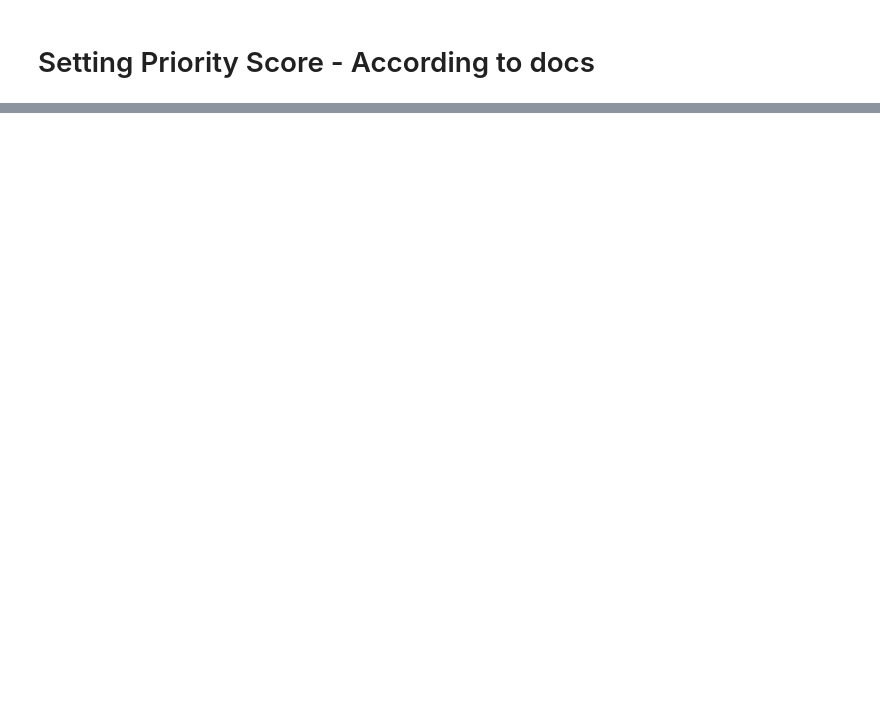
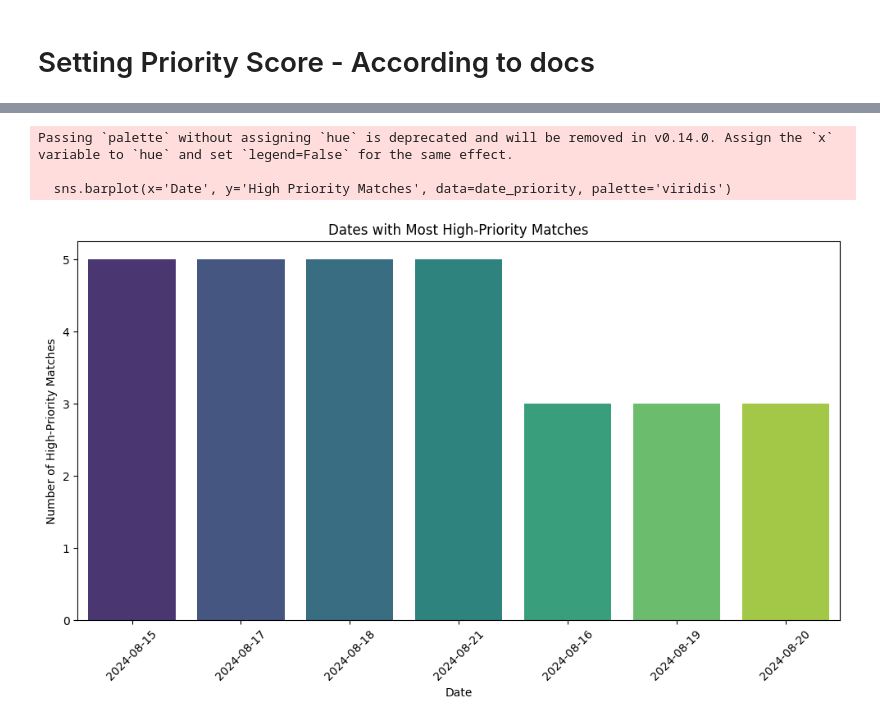
Before and after one commit to devkartikrathi/CricRadio, a Jupyter notebook: main.ipynb, the cells around one changed output, grey strips where cells are left out. Drawn from its saved outputs; the diff is of its cells as text; code cells hidden in the pictures; blank space fills up the shorter version.

```diff
--- a/main.ipynb
+++ b/main.ipynb
@@ -86,3 +114,5 @@ print(unique_values)
+# %%
+df = df.drop_duplicates(subset=['Date', 'Time (IST)', 'Team A', 'Team B', 'Gender', 'Match Type'], keep='first')
 # %% [markdown]
 # Setting Priority Score - According to docs
 # %%
@@ -99,0 +188,18 @@ priority_scores = {
+# %%
+df['High Priority'] = df['TRP Priority'] <= df['TRP Priority'].quantile(0.25)
+date_priority = df[df['High Priority']].groupby('Date').size().reset_index(name='High Priority Matches')
+
+date_priority = date_priority.sort_values(by='High Priority Matches', ascending=False)
+
+plt.figure(figsize=(12, 6))
+sns.barplot(x='Date', y='High Priority Matches', data=date_priority, palette='viridis')
+plt.title('Dates with Most High-Priority Matches')
+plt.xlabel('Date')
+plt.ylabel('Number of High-Priority Matches')
+plt.xticks(rotation=45)
+plt.show()
+# %% [output]
+Passing `palette` without assigning `hue` is deprecated and will be removed in v0.14.0. Assign the `x` variable to `hue` and set `legend=False` for the same effect.
+
+  sns.barplot(x='Date', y='High Priority Matches', data=date_priority, palette='viridis')
+[figure, added]
```
Also changed, not shown: parts of 18 cells of this notebook, 4 other files.
